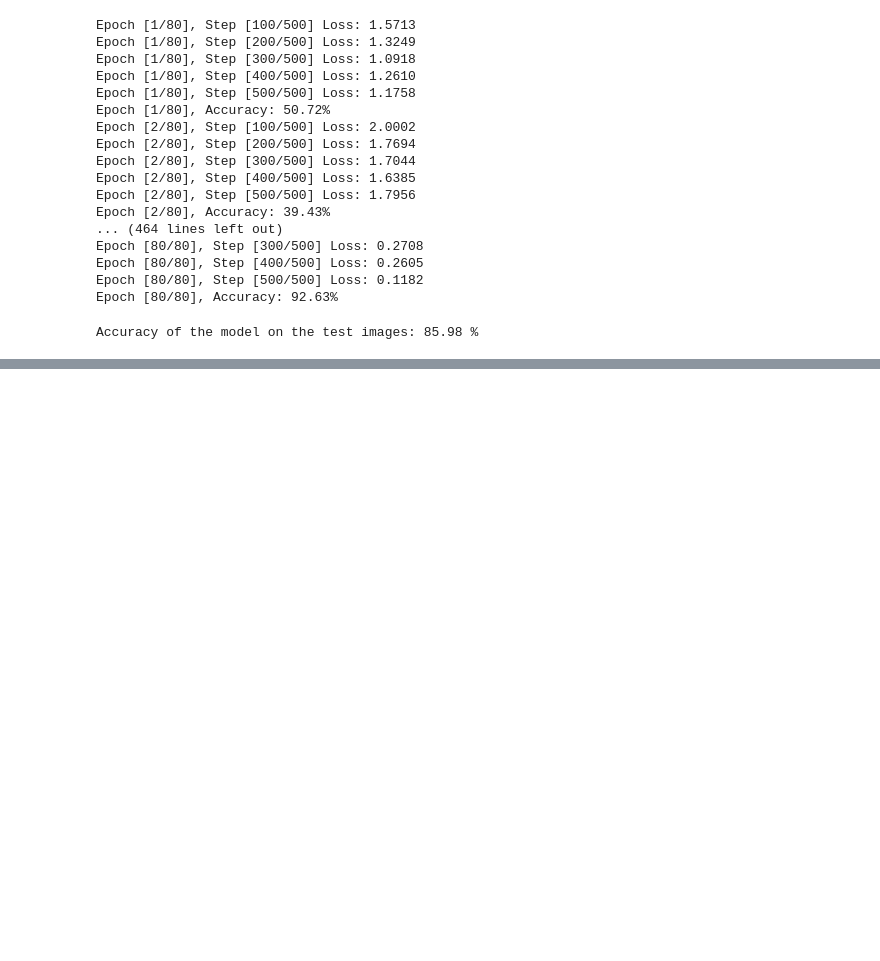
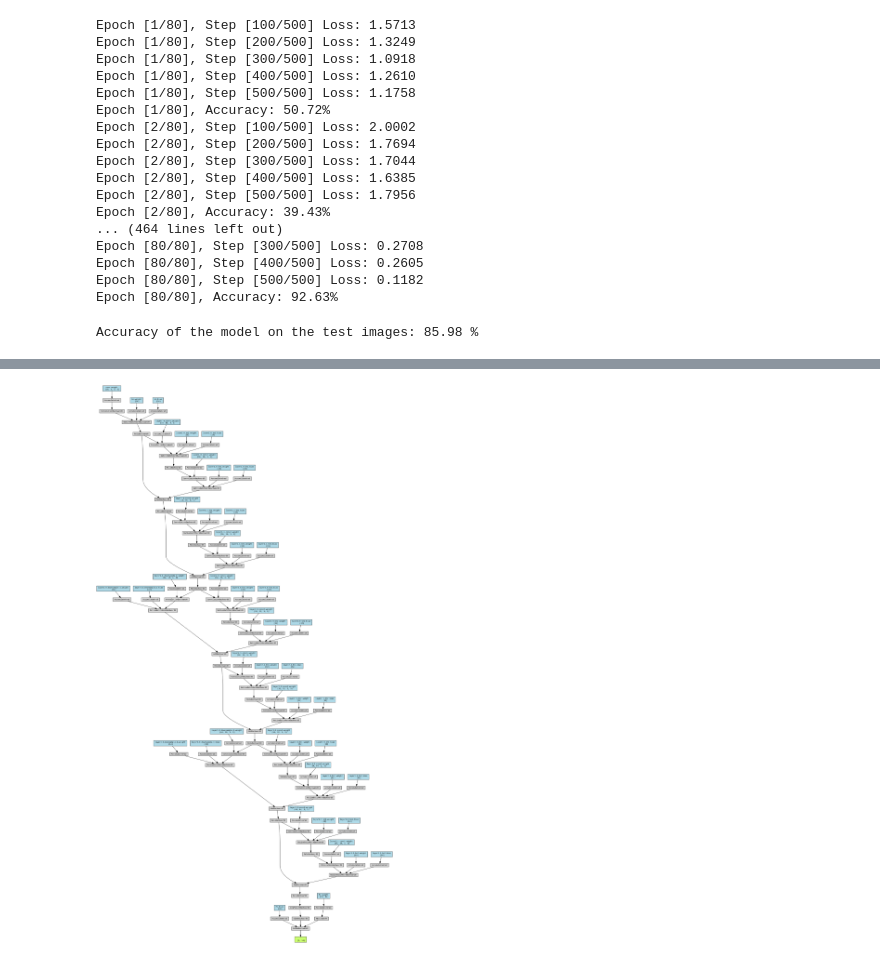
Before and after one commit to MihGok/DeepLearning, a Jupyter notebook: ResNet_cifar10.ipynb, the cells around one changed output, grey strips where cells are left out. Cells and saved outputs as stored; diff of their text form; code cells hidden in the pictures; blank space fills up the shorter version.

```diff
--- a/ResNet_cifar10.ipynb
+++ b/ResNet_cifar10.ipynb
@@ -215,0 +280,6 @@ plt.grid(True)
+# %%
+from IPython.display import Image
+
+Image(filename='/content/resnet_model.png')
+# %% [output]
+[figure, added]
```
Also changed, not shown: parts of 5 cells of this notebook.
